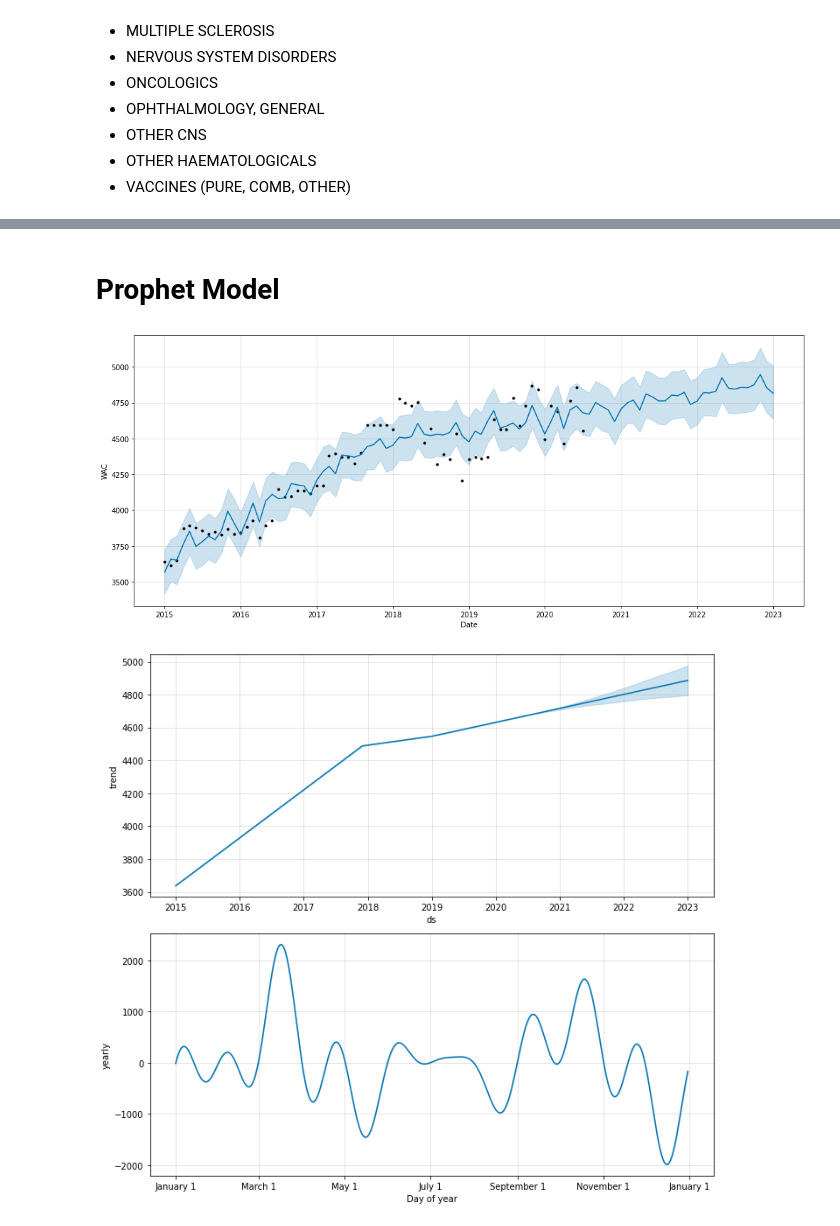
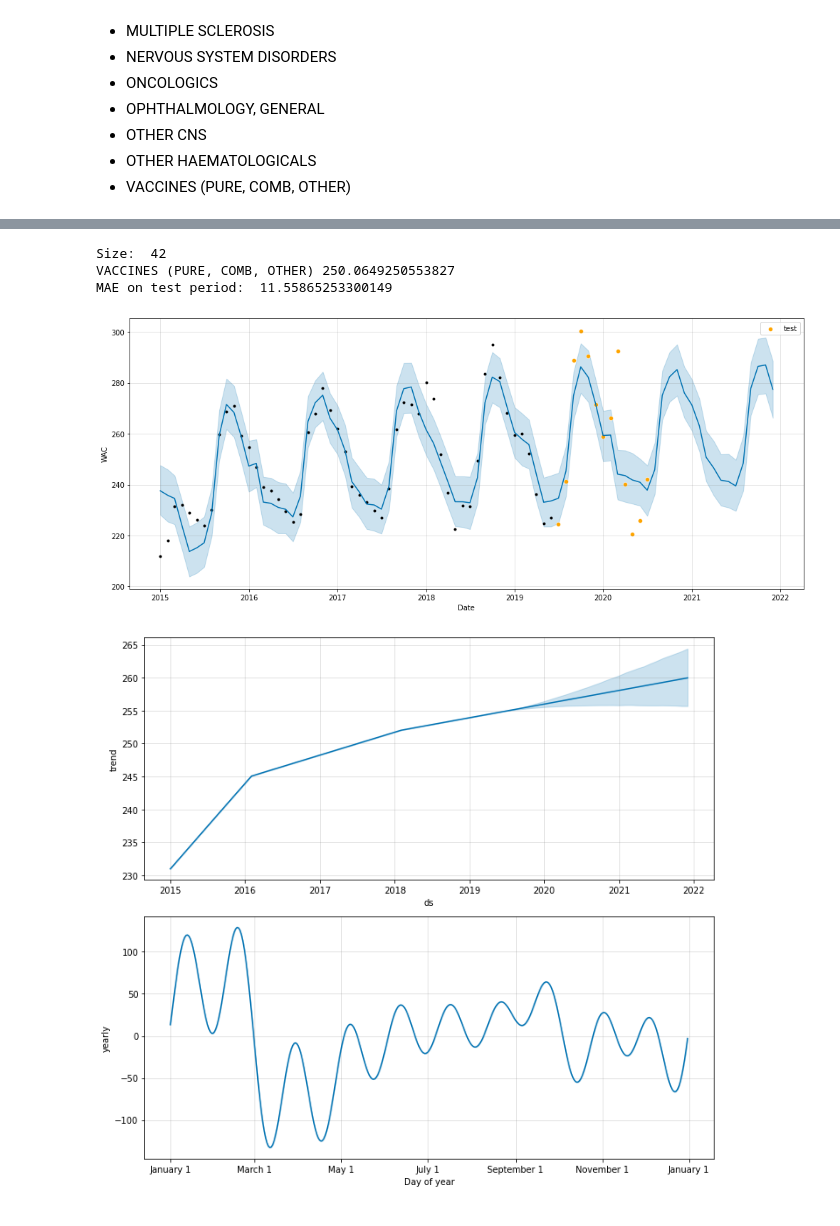
Before and after one commit to pauldoan/CBS_Nephron, a Jupyter notebook: 4 Predictive Models/Prophet2.ipynb, the cells around one changed output, grey strips where cells are left out. Drawn from its saved outputs; the diff is of its cells as text; code cells hidden in the pictures.

```diff
--- a/4 Predictive Models/Prophet2.ipynb
+++ b/4 Predictive Models/Prophet2.ipynb
@@ -26,3 +24,6 @@ selected_class = 'OTHER HAEMATOLOGICALS'
+# %%
+classes = ['ALLERGY, SYSTEMIC & NASAL', 'DERMATOLOGICS', 'GI PRODUCTS', 'IMMUNOLOGY', 'MULTIPLE SCLEROSIS', 'NERVOUS SYSTEM DISORDERS',
+           'ONCOLOGICS', 'OPHTHALMOLOGY, GENERAL', 'OTHER CNS', 'OTHER HAEMATOLOGICALS', 'VACCINES (PURE, COMB, OTHER)']
 # %%
 # Loading dataset
 dataframe = pd.read_csv('../2 Processed_Data/drugs_pct_changes_monthly.csv')
@@ -112,5 +62,3 @@ Total number of drugs in this class:  2
-# %% [markdown]
-# Prophet Model
 # %%
 def prophet_model(data, test_date=None, prediction_period=365, changepoint_prior_scale=.05):
 
@@ -146,24 +94,50 @@ def prophet_model(data, test_date=None, prediction_period=365, changepoint_prior
     # Return model (for plotting), full forecast, and test period dataset
     return model, forecast, test_set
 # %%
-model, forecast, test_set = prophet_model(data=df, test_date=None, prediction_period=30, changepoint_prior_scale=.05)
+selected_class = classes[-1]
+
+# Filtering for a single class
+data_class = dataframe[dataframe['Major Class'] == selected_class].copy()
+print('Size: ', len(data_class.NDC.unique()))
+
+
+# Helper function to compute the weighted WAC
+def weigthed_average(data, quantity, weights):
+    try:
+        return (data[quantity] * data[weights]).sum() / data[weights].sum()
+    except ZeroDivisionError:
+        return data[quantity]
+
+
+# Creating a sales column
+data_class['Sales'] = data_class['WAC'] * data_class['TRx']
+df = data_class.groupby('Date').apply(weigthed_average, 'WAC', 'Sales').to_frame(name = 'Sales weighted WAC')
+df.reset_index(inplace=True)
+print(selected_class, df['Sales weighted WAC'].mean())
+
+model, forecast, test_set = prophet_model(data=df, test_date='2019-07-01', prediction_period=30, changepoint_prior_scale=.05)
 
 # plotting results
 fig, ax = plt.subplots(figsize=(14, 6))
 model.plot(forecast, ax=ax);
 if test_set is not None:
     sns.scatterplot(x= test_set.ds, y=test_set.y, color='orange', label='test')
     plt.legend()
     print('MAE on test period: ', mean_absolute_error(test_set.y, test_set.yhat))
 
 plt.xlabel('Date')
 plt.ylabel('WAC')
 plt.show()
 
-
 # plotting components
 model.plot_components(forecast, figsize=(10, 9))
 plt.show()
+
+forecast = forecast.rename(columns={'ds': 'date'})
+forecast.to_csv(f'Results/Method 2/{selected_class}.csv', index=False)
 # %% [output]
+Size:  42
+VACCINES (PURE, COMB, OTHER) 250.0649250553827
+MAE on test period:  11.55865253300149
-[figure, old version]
+[figure, new version]
-[figure, old version]
+[figure, new version]
```
Also changed, not shown: parts of 6 cells of this notebook.
